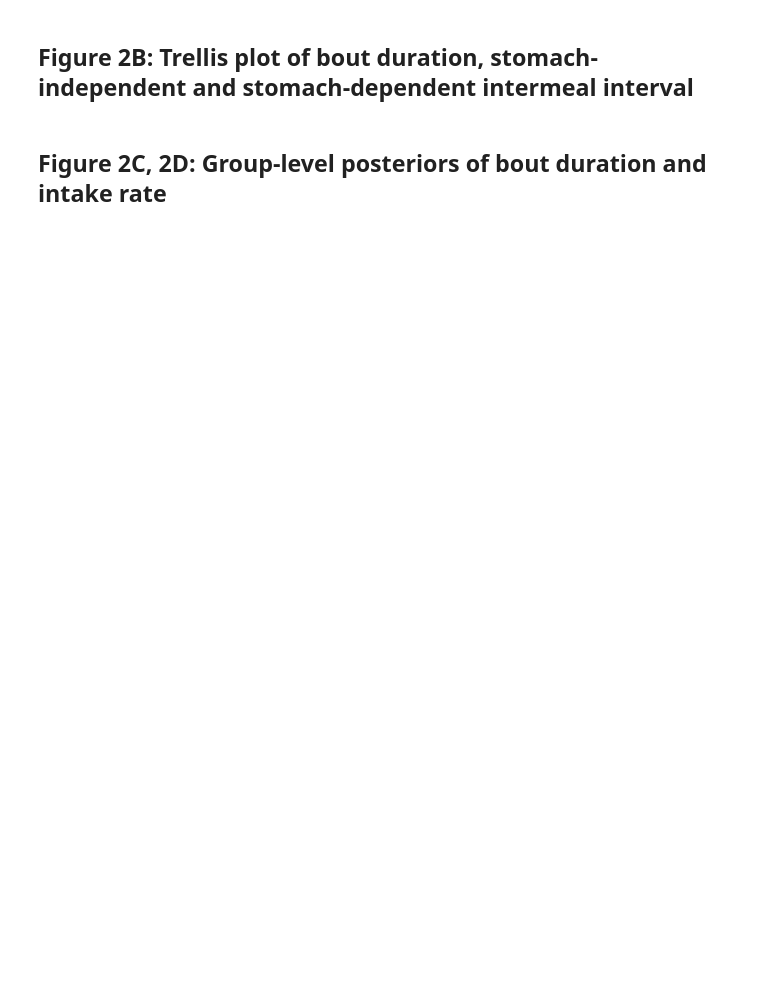
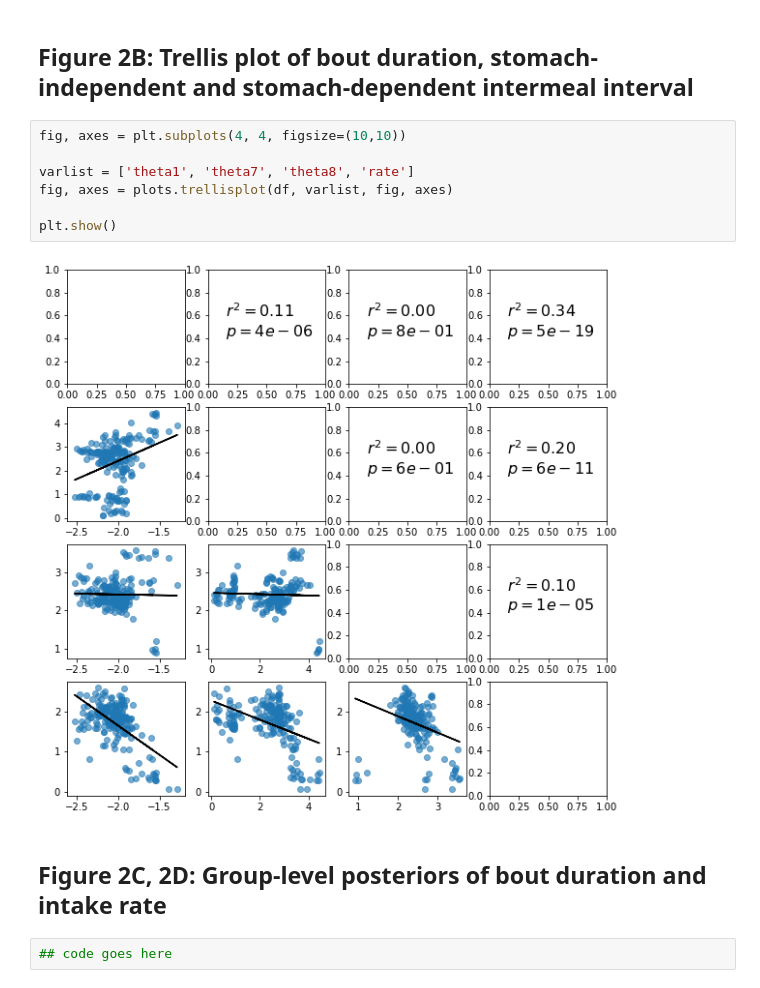
Before and after one commit to tomMcGrath/bayesian_feeding, a Jupyter notebook: Figure2.ipynb, the cells around one changed output. Cells and saved outputs as stored; diff of their text form; blank space fills up the shorter version.

```diff
--- a/Figure2.ipynb
+++ b/Figure2.ipynb
@@ -45,4 +59,15 @@ KeyboardInterrupt: (None, <function _reconstructor at 0x...>, (<class 'pymc3.mod
 # %% [markdown]
 ## Figure 2B: Trellis plot of bout duration, stomach-independent and stomach-dependent intermeal interval
+# %%
+fig, axes = plt.subplots(4, 4, figsize=(10,10))
+
+varlist = ['theta1', 'theta7', 'theta8', 'rate']
+fig, axes = plots.trellisplot(df, varlist, fig, axes)
+
+plt.show()
+# %% [output]
+[figure, added]
 # %% [markdown]
 ## Figure 2C, 2D: Group-level posteriors of bout duration and intake rate
+# %%
+## code goes here
```
Also changed, not shown: parts of 5 cells of this notebook, 4 other files.
